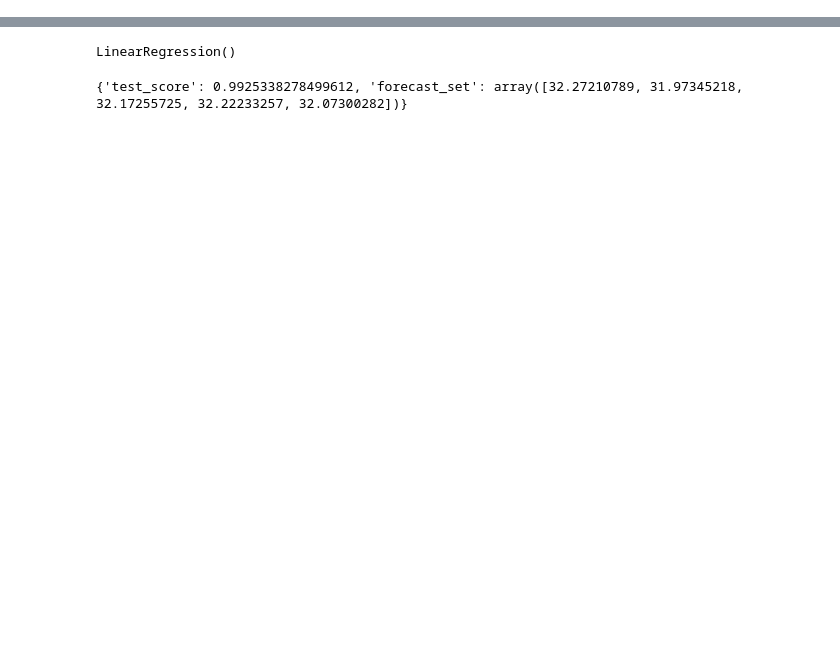
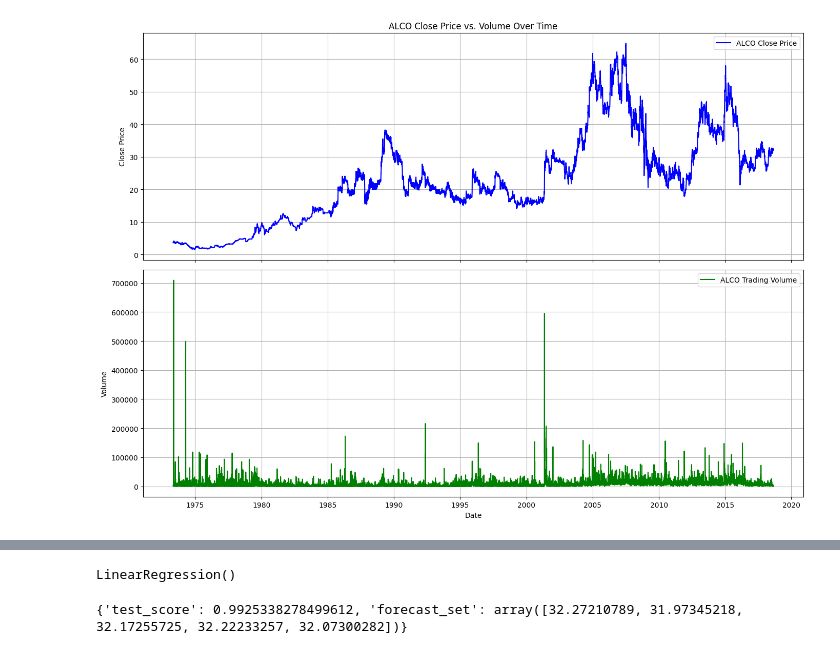
Before and after one commit to majesticdrag0n/Ai-Machine_Learning, a Jupyter notebook: Stock_Price_Prediction.ipynb, the cells around one changed output, grey strips where cells are left out. Cells and saved outputs as stored; diff of their text form; code cells hidden in the pictures; blank space fills up the shorter version.

```diff
--- a/Stock_Price_Prediction.ipynb
+++ b/Stock_Price_Prediction.ipynb
@@ -43,0 +93,32 @@ DataFrame head after filtering for 'ALCO':
+# %%
+import matplotlib.pyplot as plt
+import pandas as pd
+
+# Reload the original dataframe to ensure we have the 'date' column
+original_df = pd.read_csv("/content/historical_stock_prices.csv")
+original_df = original_df[original_df.ticker == "ALCO"].copy()
+original_df['date'] = pd.to_datetime(original_df['date'])
+
+# Set the date column as the index and sort it
+temp_df = original_df.set_index('date').sort_index()
+
+fig, (ax1, ax2) = plt.subplots(2, 1, figsize=(14, 10), sharex=True)
+
+# Plot Close Price on the first subplot
+ax1.plot(temp_df.index, temp_df['close'], label='ALCO Close Price', color='blue')
+ax1.set_title('ALCO Close Price vs. Volume Over Time')
+ax1.set_ylabel('Close Price')
+ax1.grid(True)
+ax1.legend()
+
+# Plot Volume on the second subplot
+ax2.plot(temp_df.index, temp_df['volume'], label='ALCO Trading Volume', color='green')
+ax2.set_xlabel('Date')
+ax2.set_ylabel('Volume')
+ax2.grid(True)
+ax2.legend()
+
+plt.tight_layout()
+plt.show()
+# %% [output]
+[figure, added]
```
Also changed, not shown: parts of 6 cells of this notebook.
